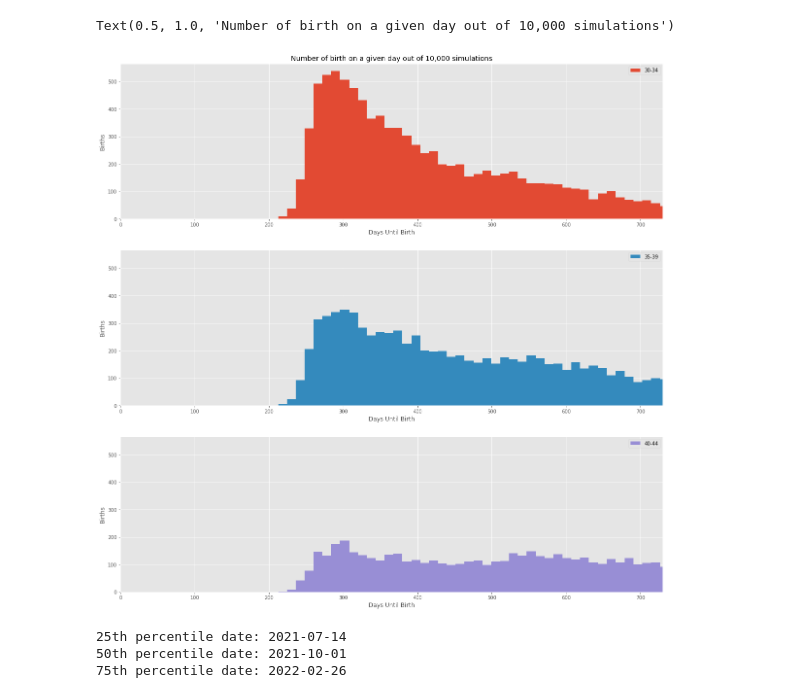
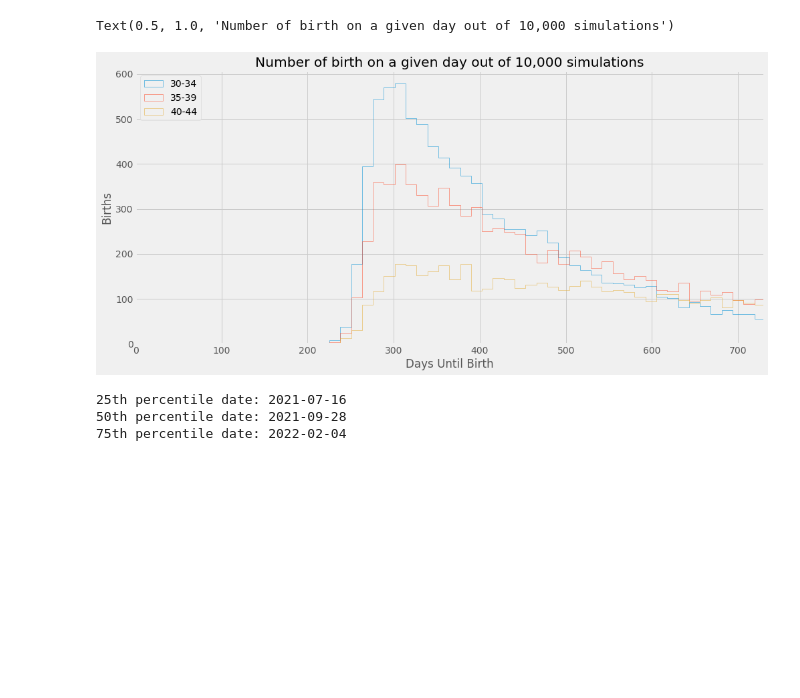
Before and after one commit to beala/covid_forecasts, a Jupyter notebook: baby-forecast/Baby forecast.ipynb, the cells around one changed output. Saved outputs shown, nothing was run; the diff lists cells and outputs as text; code cells hidden in the pictures; blank space fills up the shorter version.

```diff
--- a/baby-forecast/Baby forecast.ipynb
+++ b/baby-forecast/Baby forecast.ipynb
@@ -7,7 +7,7 @@ import pandas as pd
 import matplotlib.pyplot as plt
 import datetime
 
-plt.style.use('ggplot')
+plt.style.use('fivethirtyeight')
 # %%
 parameters = {
     "30-34":{
@@ -28,21 +28,26 @@ parameters = {
 }
 # %%
 def attempt(params, t=0):
-    days_to_conception = pyro.distributions.Geometric(params["conception"]).sample() * 28
-    miscarriage = pyro.distributions.Bernoulli(params["miscarriage"]).sample()
-    stillborn = pyro.distributions.Bernoulli(params["stillbirth"]).sample()
-    if miscarriage.item() == 1 or stillborn == 1:
-        days_to_conception = attempt(params, days_to_conception+t)
+    days_to_conception = pyro.distributions.Geometric(params["conception"]).sample().item() * 28
+
+    if pyro.distributions.Bernoulli(params["miscarriage"]).sample().item() == 1:
+        wasted_days = np.round(np.random.uniform(low=1, high=3))*28
+        return attempt(params, t + days_to_conception + wasted_days)
+
+    if  pyro.distributions.Bernoulli(params["stillbirth"]).sample().item() == 1:
+        wasted_days = np.round(np.random.uniform(low=4, high=9))*28
+        return attempt(params, t + days_to_conception + wasted_days)
+
     gestation_days = pyro.distributions.Normal(280, 16).sample().item()
-    day_of_menstruation = days_to_conception - 14
-    return gestation_days + day_of_menstruation
+
+    return t + days_to_conception + gestation_days
 # %%
 simulations=10000
 results = {}
 for age,params in parameters.items():
     days = []
     for _ in range(simulations):
-        days.append(attempt(params).item())
+        days.append(attempt(params))
     results[age] = days
 # %%
 days_df = pd.DataFrame(results)
@@ -78,23 +80,21 @@ Text(0.5, 1.0, 'Probability of birth before a given day (CDF)')
 # %%
 axes = days_df.plot(
     kind='hist',
-    figsize=(20,20),
+    figsize=(15,7),
     bins=500,
     xlim=(0,365*2),
-    subplots=True,
-    sharey=True,
-    sharex=False,
+    histtype='step'
 )
-for ax in axes:
-    ax.set_xlabel("Days Until Birth")
-    ax.set_ylabel("Births")
 
-axes[0].set_title(f"Number of birth on a given day out of {simulations:,} simulations")
+axes.set_xlabel("Days Until Birth")
+axes.set_ylabel("Births")
+
+axes.set_title(f"Number of birth on a given day out of {simulations:,} simulations")
 # %% [output]
 Text(0.5, 1.0, 'Number of birth on a given day out of 10,000 simulations')
-[figure, old version]
+[figure, new version]
 # %%
-ovulation = datetime.date(2020,9,12)
+ovulation = datetime.date(2020,9,1)
 p25_date = ovulation + datetime.timedelta(days = days_df['30-34'].quantile(0.25))
 p50_date = ovulation + datetime.timedelta(days = days_df['30-34'].quantile(0.50))
 p75_date = ovulation + datetime.timedelta(days = days_df['30-34'].quantile(0.75))
@@ -103,6 +103,6 @@ print(f"25th percentile date: {p25_date}")
 print(f"50th percentile date: {p50_date}")
 print(f"75th percentile date: {p75_date}")
 # %% [output]
-25th percentile date: 2021-07-14
-50th percentile date: 2021-10-01
-75th percentile date: 2022-02-26
+25th percentile date: 2021-07-16
+50th percentile date: 2021-09-28
+75th percentile date: 2022-02-04
```
Also changed, not shown: parts of 1 cell of this notebook.
